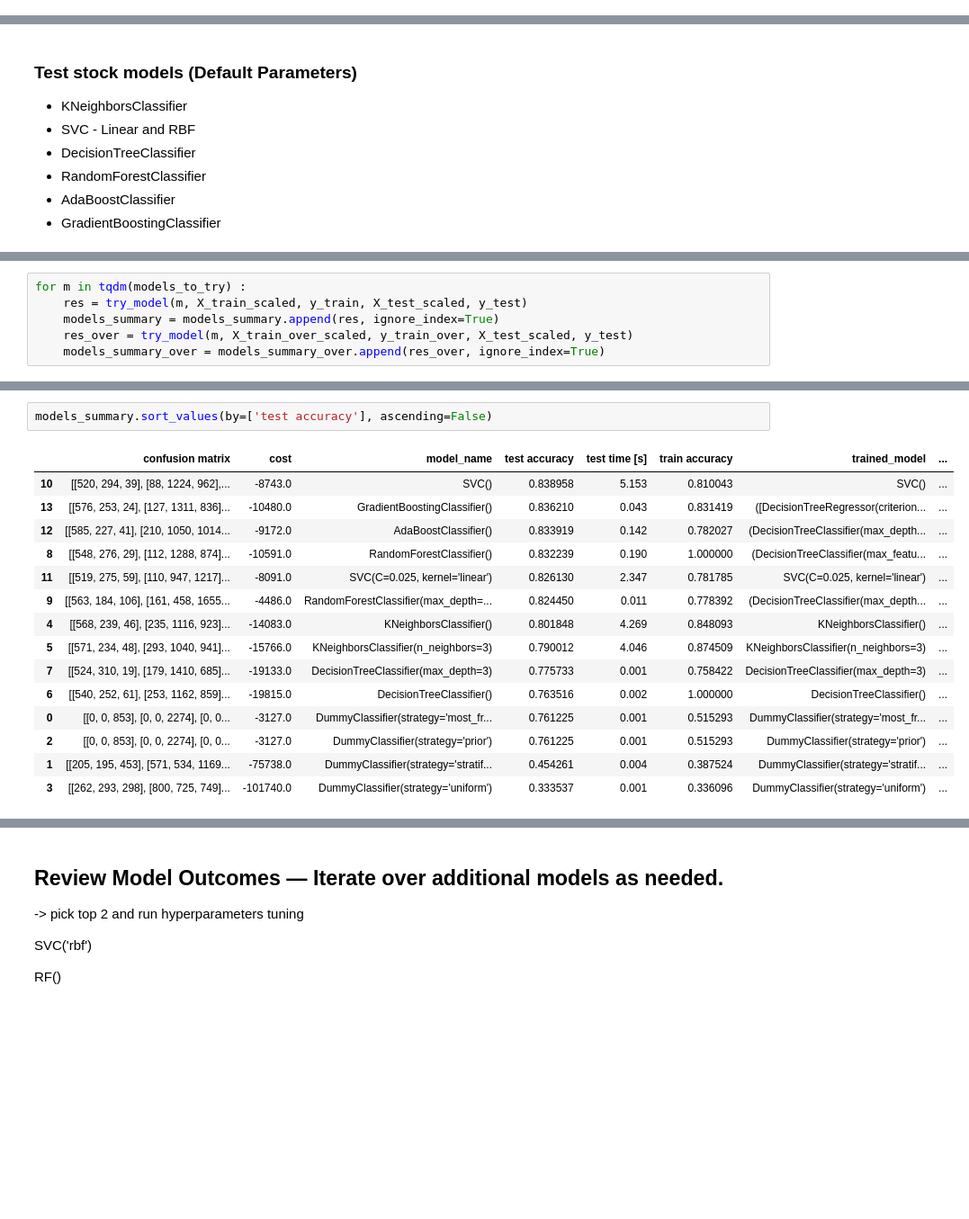
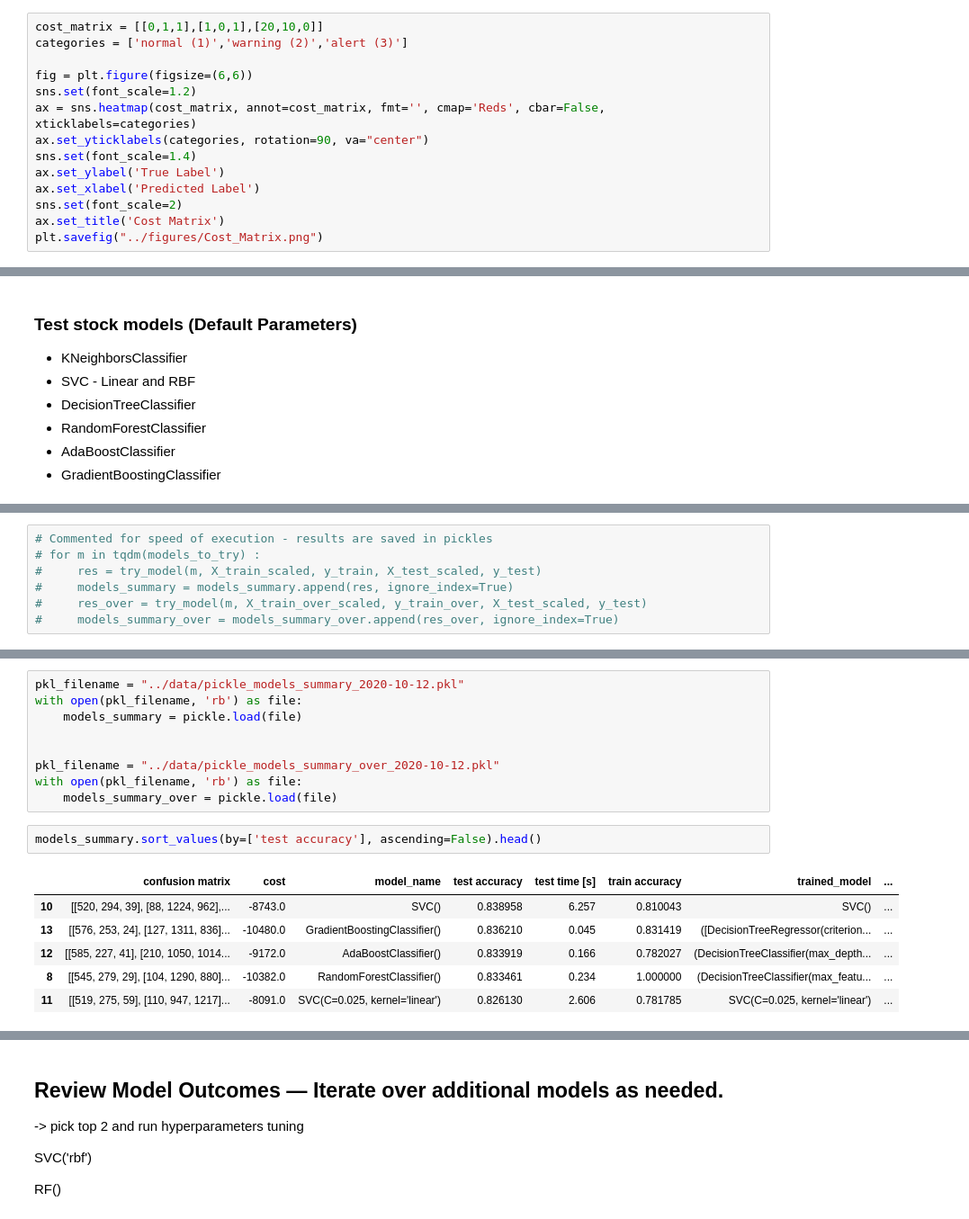
Before and after one commit to andrea-fantini/Predictive_Maintenance_Fanjet, a Jupyter notebook: notebooks/5 - Modeling.ipynb, the cells around one changed output, grey strips where cells are left out. Shown: that part at 90% size. Drawn from its saved outputs; the diff is of its cells as text; blank space fills up the shorter version.

```diff
--- a/notebooks/5 - Modeling.ipynb
+++ b/notebooks/5 - Modeling.ipynb
@@ -79,3 +81,17 @@ test_df.head()
 | 2 | 0.00554 | 0.376506 | 0.346632 | 0.322248 | 0.685990 | 0.227273 | 0.158081 | 0.386905 | 0.699360 | 0.220588 | 0.155640 | ... |
 | 3 | 0.00831 | 0.370482 | 0.285154 | 0.408001 | 0.679549 | 0.196970 | 0.105717 | 0.255952 | 0.573561 | 0.250000 | 0.170090 | ... |
 | 4 | 0.01108 | 0.391566 | 0.352082 | 0.332039 | 0.694042 | 0.166667 | 0.102396 | 0.273810 | 0.737740 | 0.220588 | 0.152751 | ... |
+# %%
+cost_matrix = [[0,1,1],[1,0,1],[20,10,0]]
+categories = ['normal (1)','warning (2)','alert (3)']
+
+fig = plt.figure(figsize=(6,6))
+sns.set(font_scale=1.2)
+ax = sns.heatmap(cost_matrix, annot=cost_matrix, fmt='', cmap='Reds', cbar=False, xticklabels=categories)
+ax.set_yticklabels(categories, rotation=90, va="center")
+sns.set(font_scale=1.4)
+ax.set_ylabel('True Label')
+ax.set_xlabel('Predicted Label')
+sns.set(font_scale=2)
+ax.set_title('Cost Matrix')
+plt.savefig("../figures/Cost_Matrix.png")
@@ -273,8 +292,9 @@ short_names = ['most_frequent', 'stratified', 'prior', 'uniform'] + ['KNN()',
                  'Gradient()'
                 ]
 # %%
-for m in tqdm(models_to_try) :
-    res = try_model(m, X_train_scaled, y_train, X_test_scaled, y_test)
-    models_summary = models_summary.append(res, ignore_index=True)
-    res_over = try_model(m, X_train_over_scaled, y_train_over, X_test_scaled, y_test)
-    models_summary_over = models_summary_over.append(res_over, ignore_index=True)
+# Commented for speed of execution - results are saved in pickles
+# for m in tqdm(models_to_try) :
+#     res = try_model(m, X_train_scaled, y_train, X_test_scaled, y_test)
+#     models_summary = models_summary.append(res, ignore_index=True)
+#     res_over = try_model(m, X_train_over_scaled, y_train_over, X_test_scaled, y_test)
+#     models_summary_over = models_summary_over.append(res_over, ignore_index=True)
@@ -299,19 +372,19 @@ Trying Model :GradientBoostingClassifier()
+# %%
+pkl_filename = "../data/pickle_models_summary_2020-10-12.pkl"
+with open(pkl_filename, 'rb') as file:
+    models_summary = pickle.load(file)
+
+
+pkl_filename = "../data/pickle_models_summary_over_2020-10-12.pkl"
+with open(pkl_filename, 'rb') as file:
+    models_summary_over = pickle.load(file)
 # %%
-models_summary.sort_values(by=['test accuracy'], ascending=False)
+models_summary.sort_values(by=['test accuracy'], ascending=False).head()
 # %% [output]
 |  | confusion matrix | cost | model_name | test accuracy | test time [s] | train accuracy | trained_model | ... |
-| 10 | [[520, 294, 39], [88, 1224, 962],... | -8743.0 | SVC() | 0.838958 | 5.153 | 0.810043 | SVC() | ... |
-| 13 | [[576, 253, 24], [127, 1311, 836]... | -10480.0 | GradientBoostingClassifier() | 0.836210 | 0.043 | 0.831419 | ([DecisionTreeRegressor(criterion... | ... |
-| 12 | [[585, 227, 41], [210, 1050, 1014... | -9172.0 | AdaBoostClassifier() | 0.833919 | 0.142 | 0.782027 | (DecisionTreeClassifier(max_depth... | ... |
-| 8 | [[548, 276, 29], [112, 1288, 874]... | -10591.0 | RandomForestClassifier() | 0.832239 | 0.190 | 1.000000 | (DecisionTreeClassifier(max_featu... | ... |
-| 11 | [[519, 275, 59], [110, 947, 1217]... | -8091.0 | SVC(C=0.025, kernel='linear') | 0.826130 | 2.347 | 0.781785 | SVC(C=0.025, kernel='linear') | ... |
-| 9 | [[563, 184, 106], [161, 458, 1655... | -4486.0 | RandomForestClassifier(max_depth=... | 0.824450 | 0.011 | 0.778392 | (DecisionTreeClassifier(max_depth... | ... |
-| 4 | [[568, 239, 46], [235, 1116, 923]... | -14083.0 | KNeighborsClassifier() | 0.801848 | 4.269 | 0.848093 | KNeighborsClassifier() | ... |
-| 5 | [[571, 234, 48], [293, 1040, 941]... | -15766.0 | KNeighborsClassifier(n_neighbors=3) | 0.790012 | 4.046 | 0.874509 | KNeighborsClassifier(n_neighbors=3) | ... |
-| 7 | [[524, 310, 19], [179, 1410, 685]... | -19133.0 | DecisionTreeClassifier(max_depth=3) | 0.775733 | 0.001 | 0.758422 | DecisionTreeClassifier(max_depth=3) | ... |
-| 6 | [[540, 252, 61], [253, 1162, 859]... | -19815.0 | DecisionTreeClassifier() | 0.763516 | 0.002 | 1.000000 | DecisionTreeClassifier() | ... |
-| 0 | [[0, 0, 853], [0, 0, 2274], [0, 0... | -3127.0 | DummyClassifier(strategy='most_fr... | 0.761225 | 0.001 | 0.515293 | DummyClassifier(strategy='most_fr... | ... |
-| 2 | [[0, 0, 853], [0, 0, 2274], [0, 0... | -3127.0 | DummyClassifier(strategy='prior') | 0.761225 | 0.001 | 0.515293 | DummyClassifier(strategy='prior') | ... |
-| 1 | [[205, 195, 453], [571, 534, 1169... | -75738.0 | DummyClassifier(strategy='stratif... | 0.454261 | 0.004 | 0.387524 | DummyClassifier(strategy='stratif... | ... |
-| 3 | [[262, 293, 298], [800, 725, 749]... | -101740.0 | DummyClassifier(strategy='uniform') | 0.333537 | 0.001 | 0.336096 | DummyClassifier(strategy='uniform') | ... |
+| 10 | [[520, 294, 39], [88, 1224, 962],... | -8743.0 | SVC() | 0.838958 | 6.257 | 0.810043 | SVC() | ... |
+| 13 | [[576, 253, 24], [127, 1311, 836]... | -10480.0 | GradientBoostingClassifier() | 0.836210 | 0.045 | 0.831419 | ([DecisionTreeRegressor(criterion... | ... |
+| 12 | [[585, 227, 41], [210, 1050, 1014... | -9172.0 | AdaBoostClassifier() | 0.833919 | 0.166 | 0.782027 | (DecisionTreeClassifier(max_depth... | ... |
+| 8 | [[545, 279, 29], [104, 1290, 880]... | -10382.0 | RandomForestClassifier() | 0.833461 | 0.234 | 1.000000 | (DecisionTreeClassifier(max_featu... | ... |
+| 11 | [[519, 275, 59], [110, 947, 1217]... | -8091.0 | SVC(C=0.025, kernel='linear') | 0.826130 | 2.606 | 0.781785 | SVC(C=0.025, kernel='linear') | ... |
 # %%
```
Also changed, not shown: parts of 45 cells of this notebook, 5 other files.
